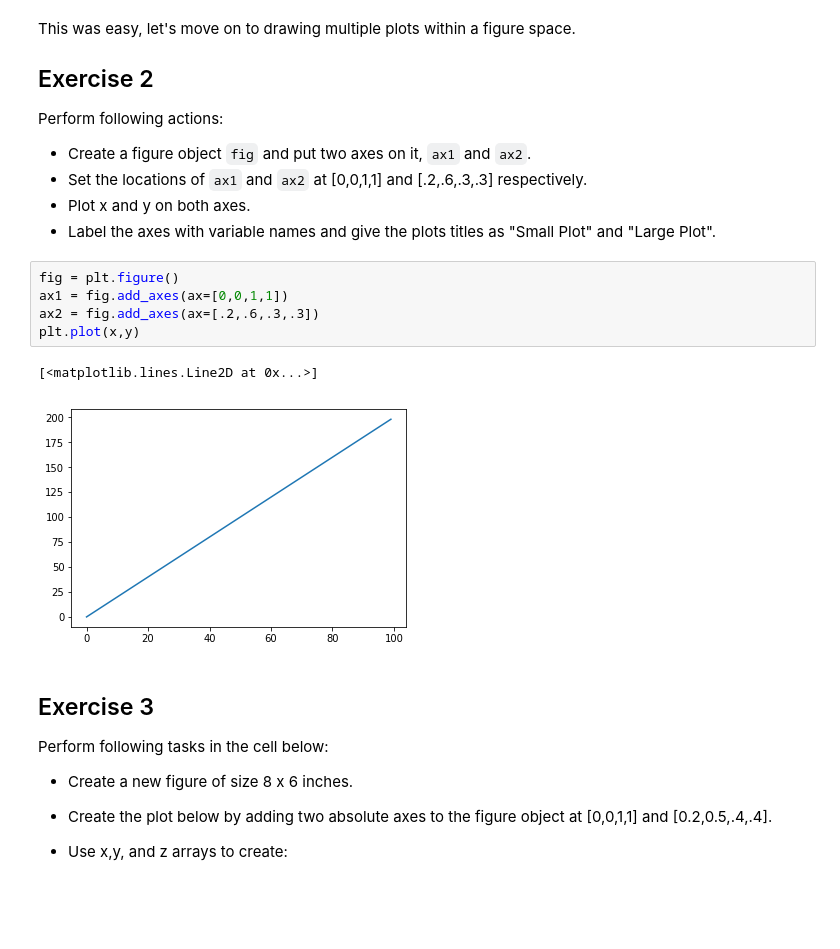
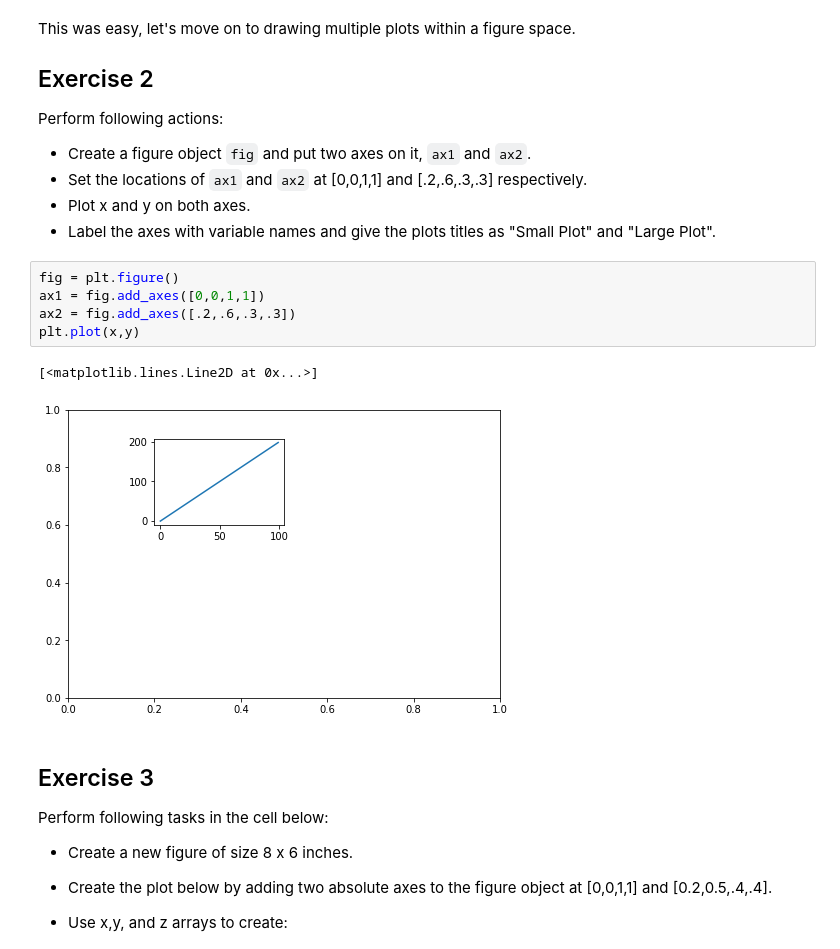
Before and after one commit to Voxoff/dsc-1-03-13-customizing-visualizations-with-matplotlib-lab-staff, a Jupyter notebook: index.ipynb, the cells around one changed output. Cells and saved outputs as stored; diff of their text form; blank space fills up the shorter version.

```diff
--- a/index.ipynb
+++ b/index.ipynb
@@ -81,12 +81,12 @@ Perform following actions:
 * Label the axes with variable names and give the plots titles as "Small Plot" and "Large Plot".
 # %%
 fig = plt.figure()
-ax1 = fig.add_axes(ax=[0,0,1,1])
-ax2 = fig.add_axes(ax=[.2,.6,.3,.3])
+ax1 = fig.add_axes([0,0,1,1])
+ax2 = fig.add_axes([.2,.6,.3,.3])
 plt.plot(x,y)
 # %% [output]
 [<matplotlib.lines.Line2D at 0x...>]
-[figure, old version]
+[figure, new version]
 # %% [markdown]
 ## Exercise 3
 
```
